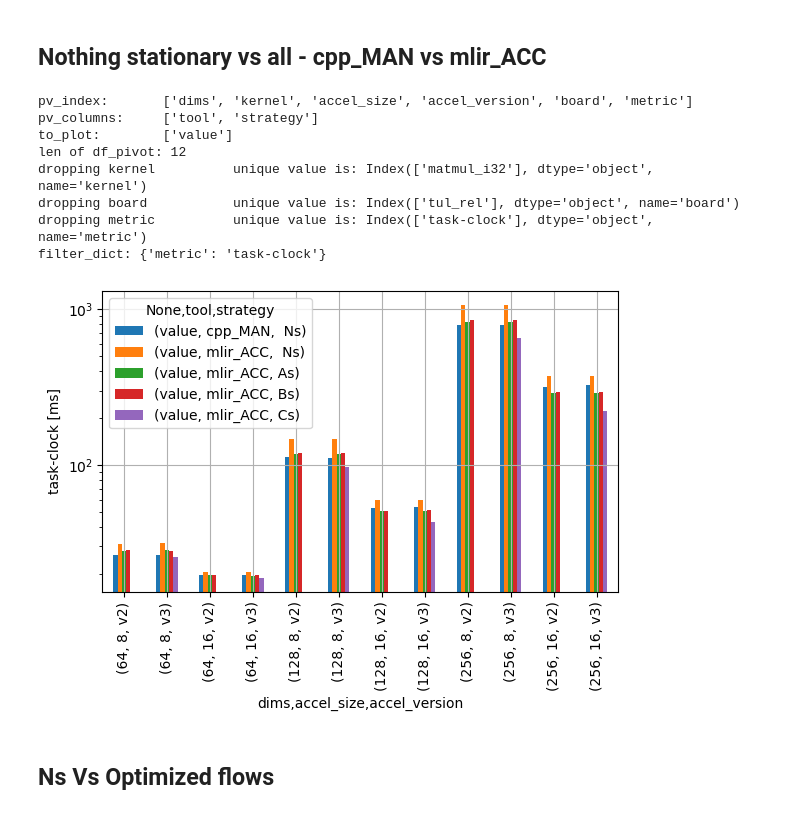
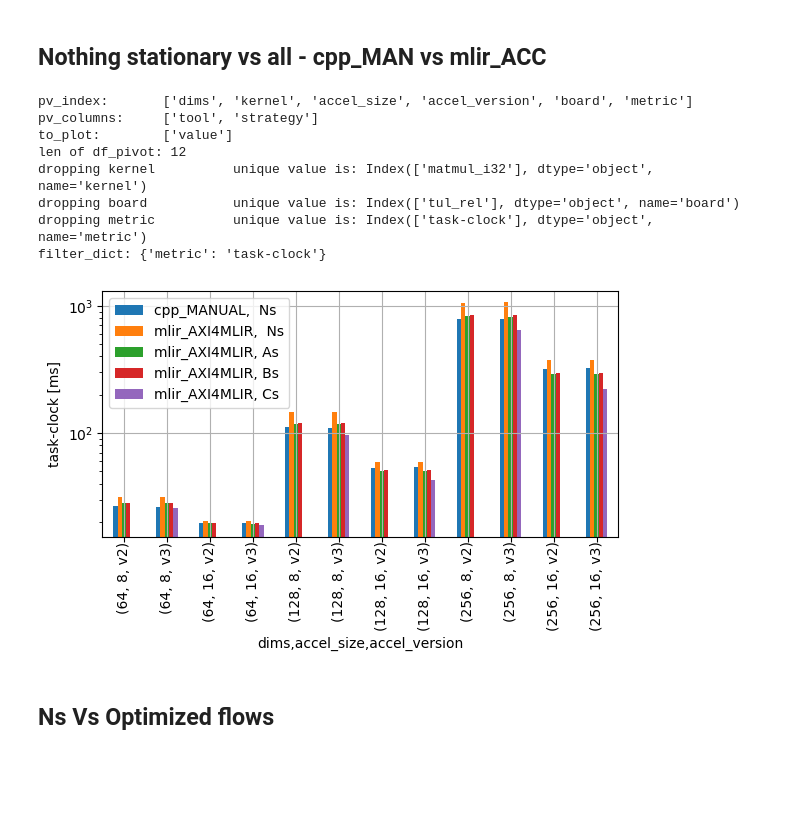
Before and after one commit to judeharis/axi_mlir, a Jupyter notebook: benchmark/plotting/paper.ipynb, the cells around one changed output. Saved outputs shown, nothing was run; the diff lists cells and outputs as text; code cells hidden in the pictures; blank space fills up the shorter version.

```diff
--- a/benchmark/plotting/paper.ipynb
+++ b/benchmark/plotting/paper.ipynb
@@ -106,6 +106,23 @@ df.head()
 | 2 | 128 | matmul_i32 | mlir_ACC | 4 | v2 | As | tul_rel | 85726312.0 | cache-references |
 | 3 | 128 | matmul_i32 | mlir_ACC | 4 | v2 | As | tul_rel | 375875.0 | cache-misses |
 | 4 | 128 | matmul_i32 | mlir_ACC | 4 | v2 | As | tul_rel | 313476587.0 | cpu-cycles |
+# %%
+def update_legend_labels(ax):
+    handles, labels = ax.get_legend_handles_labels()
+    for i, label in enumerate(labels):
+        label = label.replace('value, ', '')
+        label = label.replace(')', '')
+        label = label.replace('(', '')
+
+        # Some mapping
+        label = label.replace('mlir_ACC', 'mlir_AXI4MLIR')
+        label = label.replace('mlir_CPU', 'mlir_CPU')
+        label = label.replace('cpp_MAN',  'cpp_MANUAL')
+        labels[i] = label
+
+    # edit labels in legend
+    ax.legend(handles, labels)
+    return handles, labels
 # %% [markdown]
 # Filter the data based on dictionary and plot
 # %%
@@ -423,7 +443,7 @@ logy = True
 y_label = 'task-clock [ms]'
 x_label_rotation = False
 title = ''
-figure_size = (6, 4.5)
+figure_size = (6, 3.9)
 
 # What to plot
 # to_plot = ['value']
@@ -490,34 +510,35 @@ for col in df_dropped.index.names:
 # save as df_to_plot
 df_to_plot = df_dropped
 
 # plotting with pandas
 # plot log scale
 ax = df_to_plot.plot(kind='bar', figsize=figure_size, logy=logy)
 # ax.set_yticks([1, 10, 100, 1000, 10000, 100000])
 # ax.set_yticks([10000, 100000])
 
 # ax = df_to_plot.plot(kind='bar', figsize=(10, 5))
 # y ticks
 # add grid
+update_legend_labels(ax)
 ax.grid()
 print('filter_dict: {}'.format(filter_dict))
 plt.title(title)
 plt.ylabel(y_label)
 if (x_label_rotation):
     plt.xticks(rotation=0, ha='center')
 if figure_save:
     plt.savefig(figure_path, format=figure_fmt)
 plt.show()
 # %% [output]
 pv_index:       ['dims', 'kernel', 'accel_size', 'accel_version', 'board', 'metric']
 pv_columns:     ['tool', 'strategy']
 to_plot:        ['value']
 len of df_pivot: 12
 dropping kernel          unique value is: Index(['matmul_i32'], dtype='object', name='kernel')
 dropping board           unique value is: Index(['tul_rel'], dtype='object', name='board')
 dropping metric          unique value is: Index(['task-clock'], dtype='object', name='metric')
 filter_dict: {'metric': 'task-clock'}
-[figure, old version]
+[figure, new version]
 # %% [markdown]
 ## Ns Vs Optimized flows
 # %%
```
Also changed, not shown: parts of 13 cells of this notebook, 7 other files.
